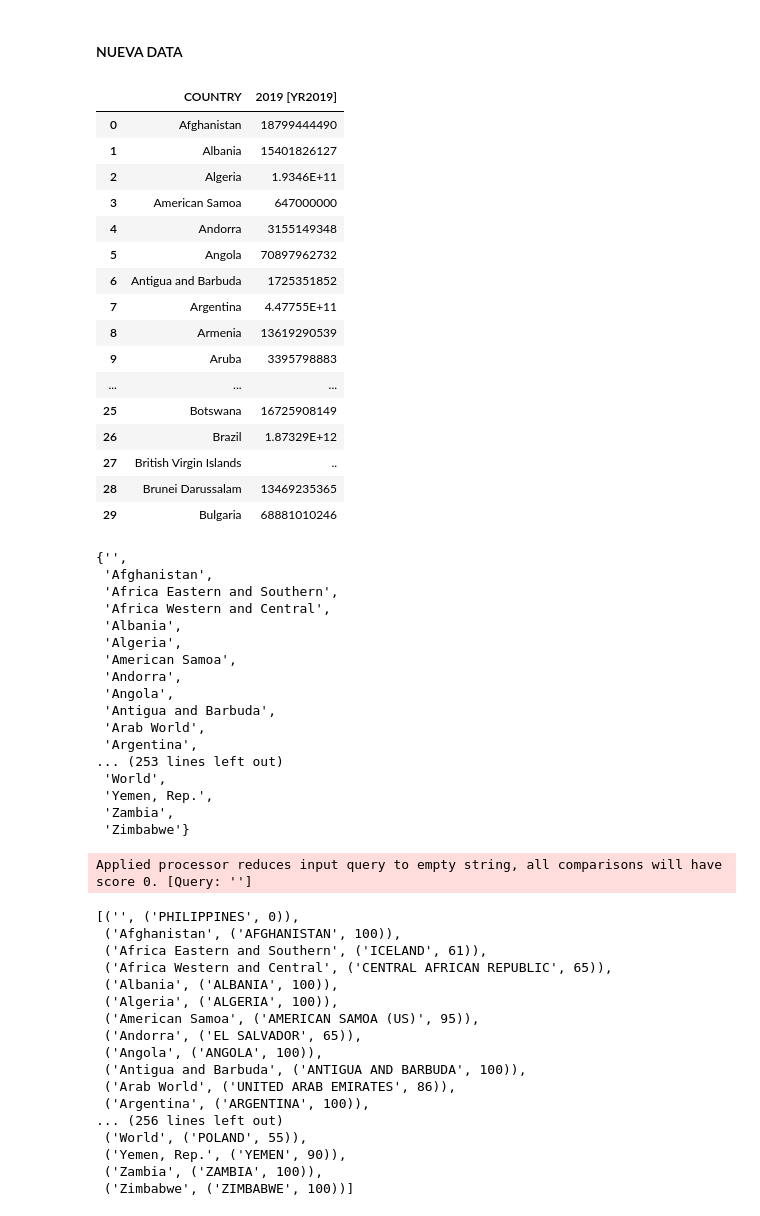
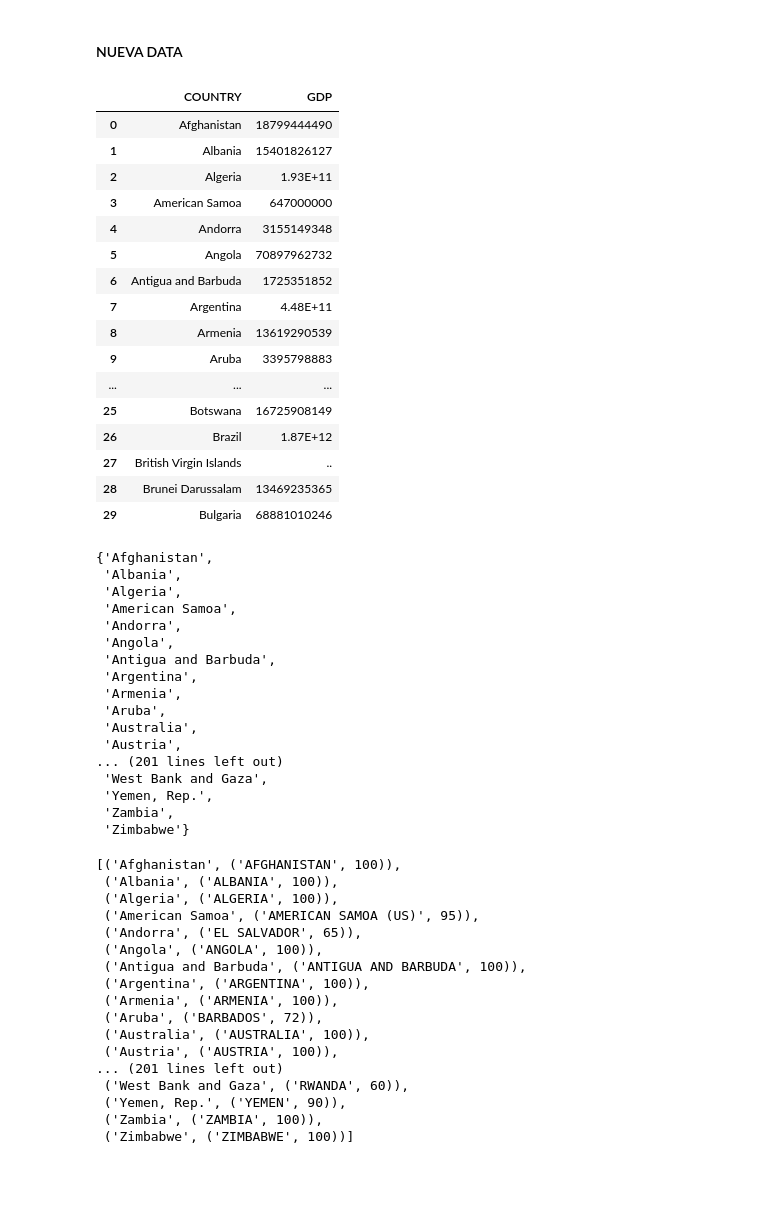
Before and after one commit to Controles-ICDE-Ochoa/Trabajo-Grupal-1, a Jupyter notebook: index.ipynb, the cells around one changed output. Saved outputs shown, nothing was run; the diff lists cells and outputs as text; code cells hidden in the pictures; blank space fills up the shorter version.

```diff
--- a/index.ipynb
+++ b/index.ipynb
@@ -822,74 +822,74 @@ ax.set_axis_off()
 # %% [markdown]
 #### NUEVA DATA
 # %%
-data2="https://github.com/Controles-ICDE-Ochoa/Trabajo-Grupal-1/raw/refs/heads/main/data2.csv"
+data2="https://github.com/Controles-ICDE-Ochoa/Trabajo-Grupal-1/raw/refs/heads/main/data3.csv"
 data_nueva=gpd.read_file(data2)
 countries['COUNTRY']=countries.COUNTRY.str.upper()
 data_nueva.columns.values[0] = 'COUNTRY'
+data_nueva.columns.values[1] = 'GDP'
 data_nueva.head(30)
 # %% [output]
-|  | COUNTRY | 2019 [YR2019] |
+|  | COUNTRY | GDP |
 | 0 | Afghanistan | 18799444490 |
 | 1 | Albania | 15401826127 |
-| 2 | Algeria | 1.9346E+11 |
+| 2 | Algeria | 1.93E+11 |
 | 3 | American Samoa | 647000000 |
 | 4 | Andorra | 3155149348 |
 | 5 | Angola | 70897962732 |
 | 6 | Antigua and Barbuda | 1725351852 |
-| 7 | Argentina | 4.47755E+11 |
+| 7 | Argentina | 4.48E+11 |
 | 8 | Armenia | 13619290539 |
 | 9 | Aruba | 3395798883 |
 | ... | ... | ... |
 | 25 | Botswana | 16725908149 |
-| 26 | Brazil | 1.87329E+12 |
+| 26 | Brazil | 1.87E+12 |
 | 27 | British Virgin Islands | .. |
 | 28 | Brunei Darussalam | 13469235365 |
 | 29 | Bulgaria | 68881010246 |
 # %%
 #Haciendo merge a la data
-onlyNuevData=set(data_nueva.COUNTRY) - set(theMapAndData.COUNTRY)
-onlyMapAndData=set(theMapAndData.COUNTRY)- set(data_nueva.COUNTRY)
+onlyNuevData= set(data_nueva.COUNTRY) - set(theMapAndData.COUNTRY)
+onlyMapAndData=set(theMapAndData.COUNTRY) - set(data_nueva.COUNTRY)
 onlyNuevData
 #onlyMapAndData
 # %% [output]
-{'',
- 'Afghanistan',
- 'Africa Eastern and Southern',
- 'Africa Western and Central',
+{'Afghanistan',
  'Albania',
  'Algeria',
  'American Samoa',
  'Andorra',
  'Angola',
  'Antigua and Barbuda',
- 'Arab World',
  'Argentina',
-... (253 lines left out)
- 'World',
+ 'Armenia',
+ 'Aruba',
+ 'Australia',
+ 'Austria',
+... (201 lines left out)
+ 'West Bank and Gaza',
  'Yemen, Rep.',
  'Zambia',
  'Zimbabwe'}
 # %%
 [(COUNTRY, process.extractOne(COUNTRY,onlyMapAndData)) for COUNTRY in sorted(onlyNuevData)]
 # %% [output]
-Applied processor reduces input query to empty string, all comparisons will have score 0. [Query: '']
+[('Afghanistan', ('AFGHANISTAN', 100)),
+ ('Albania', ('ALBANIA', 100)),
+ ('Algeria', ('ALGERIA', 100)),
+ ('American Samoa', ('AMERICAN SAMOA (US)', 95)),
+ ('Andorra', ('EL SALVADOR', 65)),
+ ('Angola', ('ANGOLA', 100)),
+ ('Antigua and Barbuda', ('ANTIGUA AND BARBUDA', 100)),
+ ('Argentina', ('ARGENTINA', 100)),
+ ('Armenia', ('ARMENIA', 100)),
+ ('Aruba', ('BARBADOS', 72)),
+ ('Australia', ('AUSTRALIA', 100)),
+ ('Austria', ('AUSTRIA', 100)),
+... (201 lines left out)
+ ('West Bank and Gaza', ('RWANDA', 60)),
+ ('Yemen, Rep.', ('YEMEN', 90)),
+ ('Zambia', ('ZAMBIA', 100)),
+ ('Zimbabwe', ('ZIMBABWE', 100))]
-[('', ('PHILIPPINES', 0)),
- ('Afghanistan', ('AFGHANISTAN', 100)),
- ('Africa Eastern and Southern', ('ICELAND', 61)),
- ('Africa Western and Central', ('CENTRAL AFRICAN REPUBLIC', 65)),
- ('Albania', ('ALBANIA', 100)),
- ('Algeria', ('ALGERIA', 100)),
- ('American Samoa', ('AMERICAN SAMOA (US)', 95)),
- ('Andorra', ('EL SALVADOR', 65)),
- ('Angola', ('ANGOLA', 100)),
- ('Antigua and Barbuda', ('ANTIGUA AND BARBUDA', 100)),
- ('Arab World', ('UNITED ARAB EMIRATES', 86)),
- ('Argentina', ('ARGENTINA', 100)),
-... (256 lines left out)
- ('World', ('POLAND', 55)),
- ('Yemen, Rep.', ('YEMEN', 90)),
- ('Zambia', ('ZAMBIA', 100)),
- ('Zimbabwe', ('ZIMBABWE', 100))]
 # %%
 grupo1_1={country: process.extractOne(country,onlyMapAndData)[0] for country in sorted(onlyNuevData)
  if process.extractOne(country,onlyMapAndData)[1]>=90}
```
Also changed, not shown: parts of 14 cells of this notebook, 1 other file.
